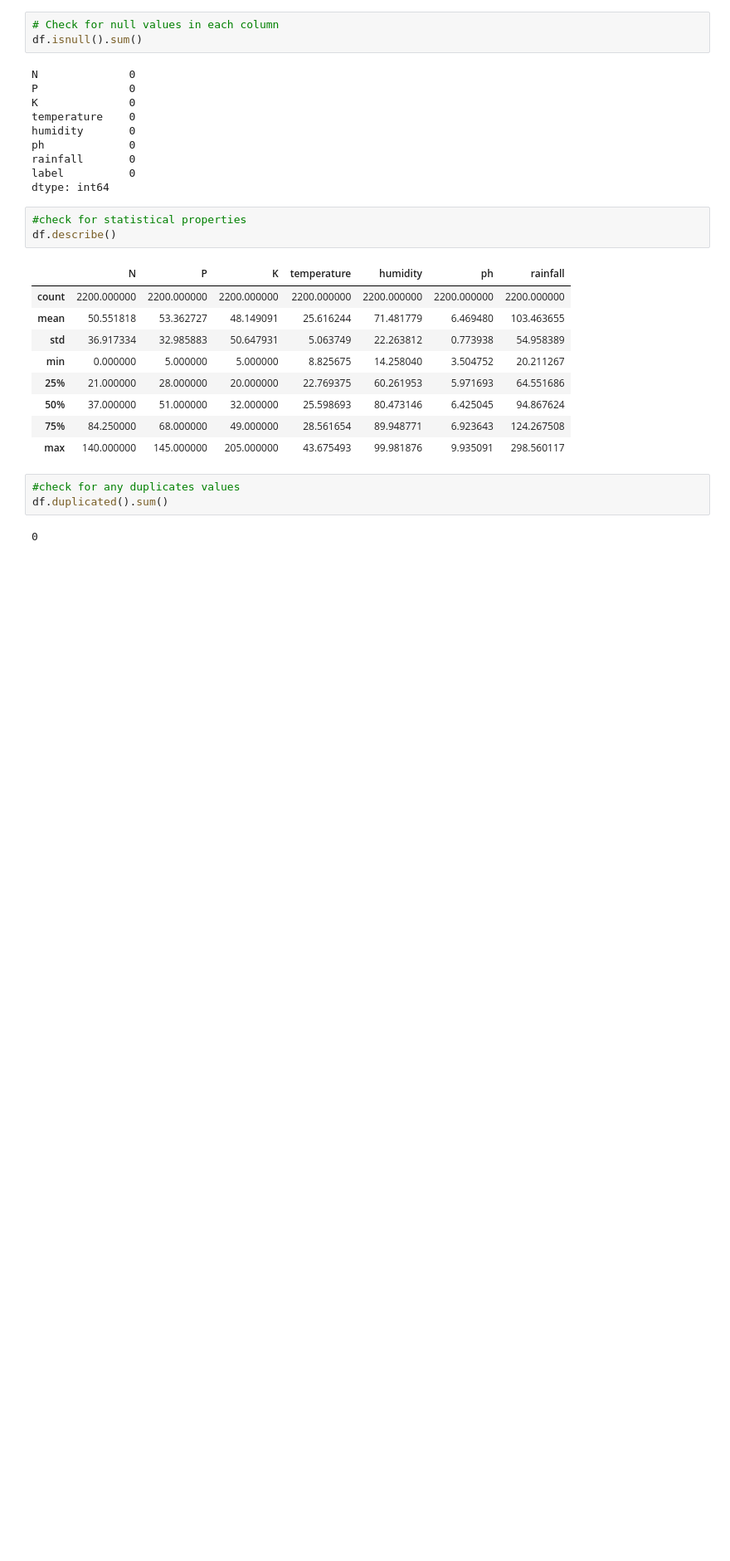
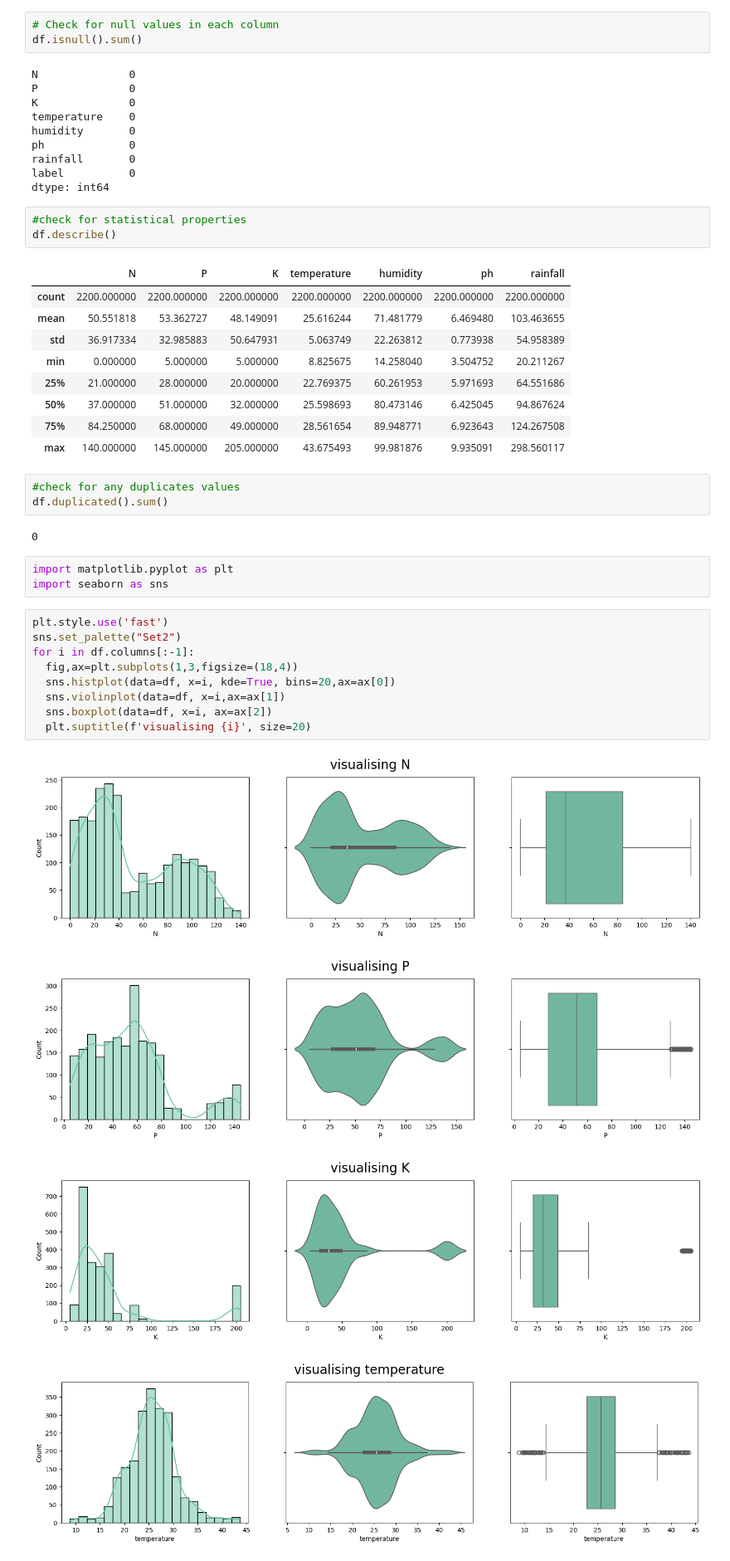
Before and after one commit to siyaboban/Sample, a Jupyter notebook: Crop__recommendation_code(Preprocessing).ipynb, the cells around one changed output. Shown at 83% size. Cells and saved outputs as stored; diff of their text form; blank space fills up the shorter version.

```diff
--- a/Crop__recommendation_code(Preprocessing).ipynb
+++ b/Crop__recommendation_code(Preprocessing).ipynb
@@ -68,3 +70,20 @@ df.describe()
 df.duplicated().sum()
 # %% [output]
 0
+# %%
+import matplotlib.pyplot as plt
+import seaborn as sns
+# %%
+plt.style.use('fast')
+sns.set_palette("Set2")
+for i in df.columns[:-1]:
+  fig,ax=plt.subplots(1,3,figsize=(18,4))
+  sns.histplot(data=df, x=i, kde=True, bins=20,ax=ax[0])
+  sns.violinplot(data=df, x=i,ax=ax[1])
+  sns.boxplot(data=df, x=i, ax=ax[2])
+  plt.suptitle(f'visualising {i}', size=20)
+# %% [output]
+[figure, added]
+[figure, added]
+[figure, added]
+[figure, added]
```
Also changed, not shown: parts of 11 cells of this notebook.
